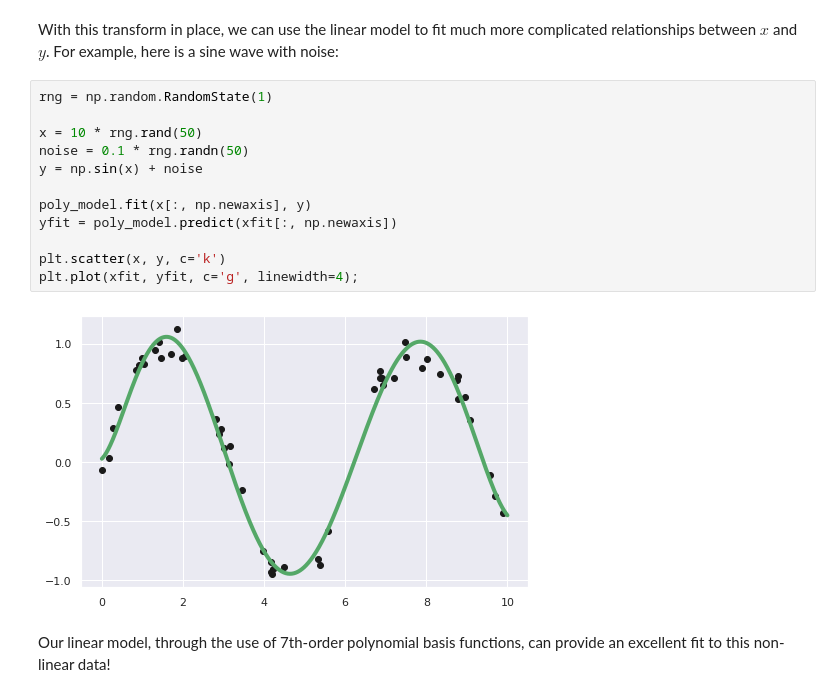
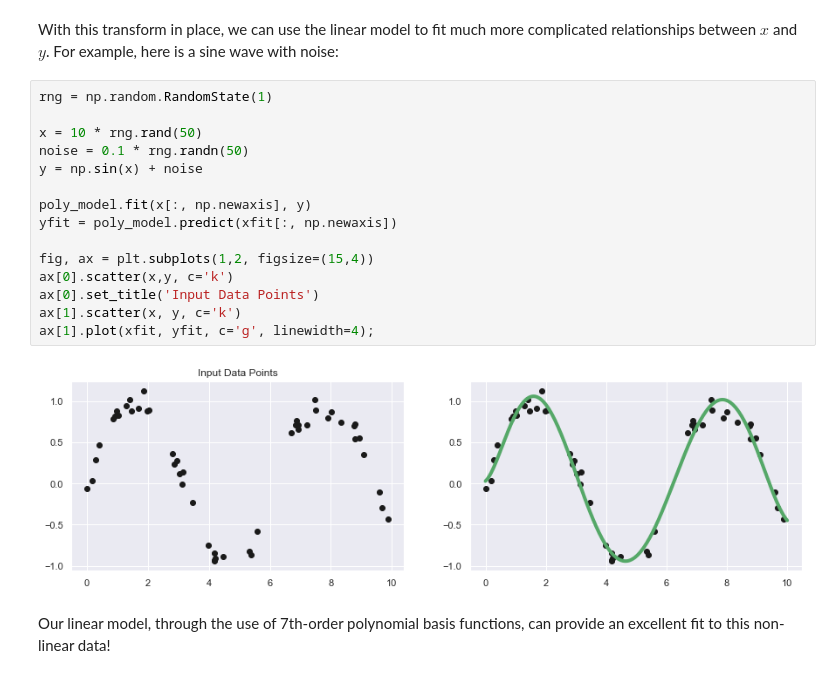
Before and after one commit to yongduek/PythonDataScienceHandbook, a Jupyter notebook: notebooks/05.06-Linear-Regression.ipynb, the cells around one changed output. Saved outputs shown, nothing was run; the diff lists cells and outputs as text.

```diff
--- a/notebooks/05.06-Linear-Regression.ipynb
+++ b/notebooks/05.06-Linear-Regression.ipynb
@@ -172,17 +172,20 @@ For example, here is a sine wave with noise:
 # %%
 rng = np.random.RandomState(1)
 
 x = 10 * rng.rand(50)
 noise = 0.1 * rng.randn(50)
 y = np.sin(x) + noise
 
 poly_model.fit(x[:, np.newaxis], y)
 yfit = poly_model.predict(xfit[:, np.newaxis])
 
-plt.scatter(x, y, c='k')
-plt.plot(xfit, yfit, c='g', linewidth=4);
+fig, ax = plt.subplots(1,2, figsize=(15,4))
+ax[0].scatter(x,y, c='k')
+ax[0].set_title('Input Data Points')
+ax[1].scatter(x, y, c='k')
+ax[1].plot(xfit, yfit, c='g', linewidth=4);
 # %% [output]
-[figure, old version]
+[figure, new version]
 # %% [markdown]
 Our linear model, through the use of 7th-order polynomial basis functions, can provide an excellent fit to this non-linear data!
 # %% [markdown]
```
Also changed, not shown: parts of 8 cells of this notebook.
